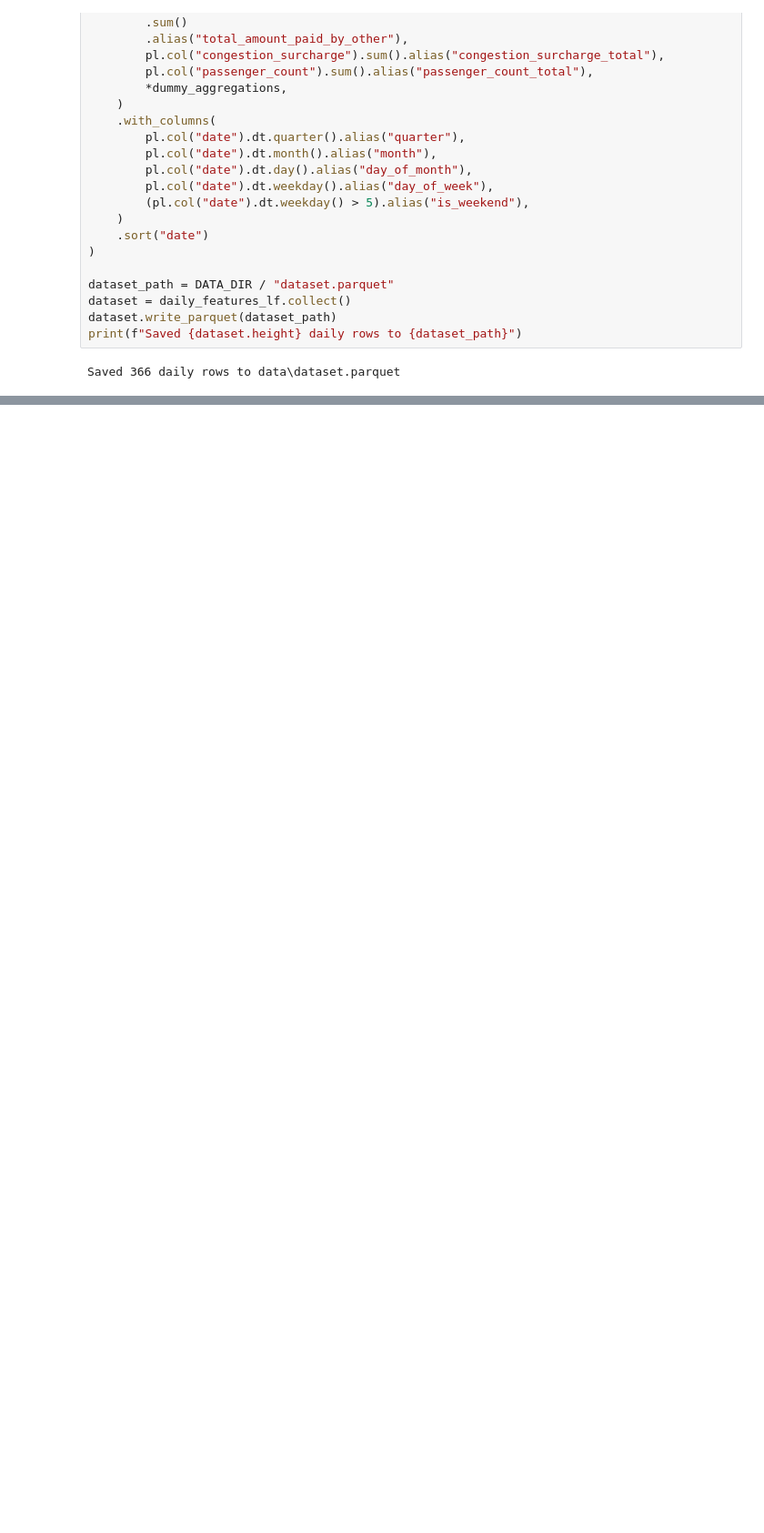
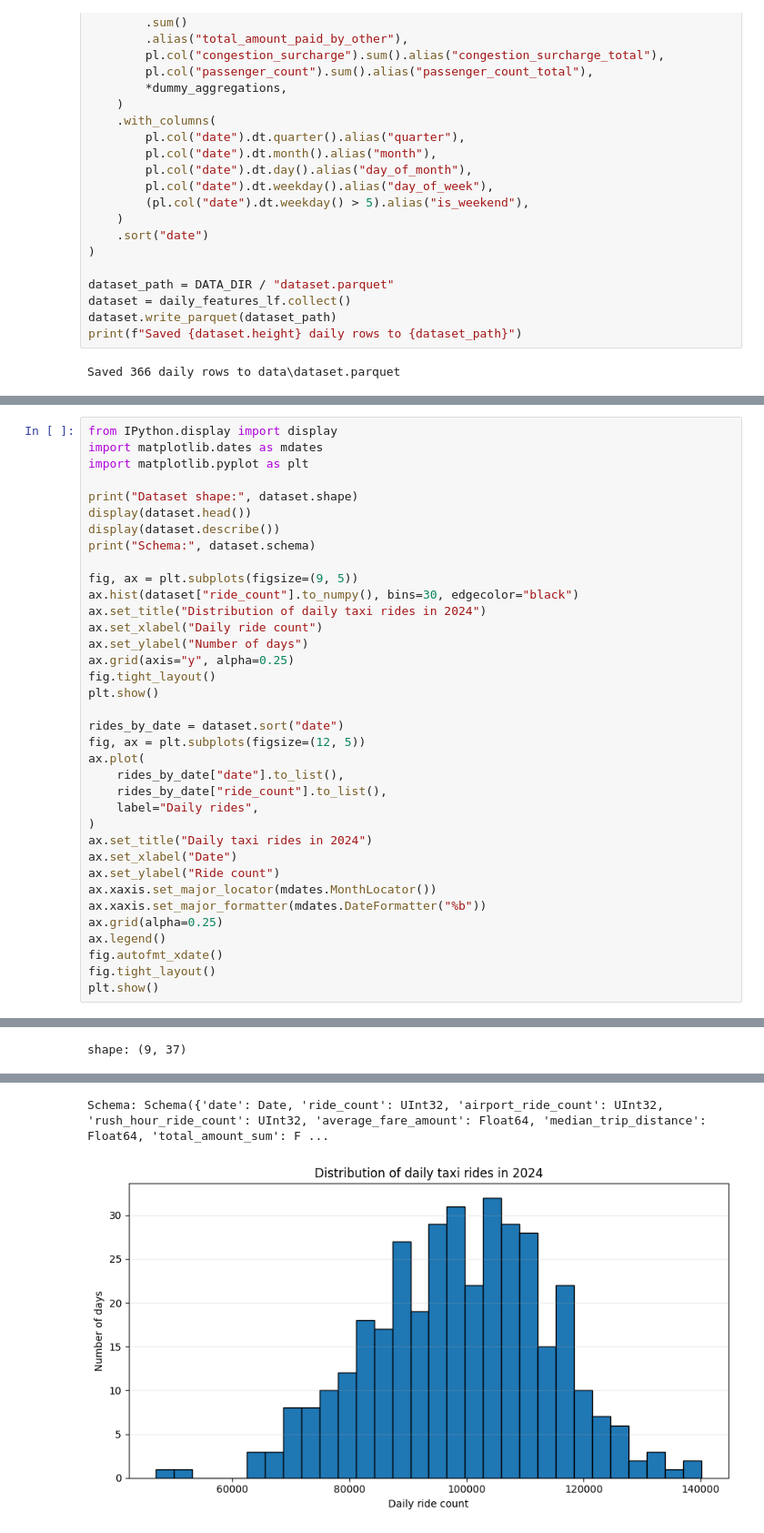
Before and after one commit to VictorRadelytskyi/MLOps_course_AGH, a Jupyter notebook: lab03/homework.ipynb, the cells around one changed output, grey strips where cells are left out. Shown at 91% size. Drawn from its saved outputs; the diff is of its cells as text; blank space fills up the shorter version.

```diff
--- a/lab03/homework.ipynb
+++ b/lab03/homework.ipynb
@@ -263,0 +269,37 @@ Saved 366 daily rows to data\dataset.parquet
+# %%
+from IPython.display import display
+import matplotlib.dates as mdates
+import matplotlib.pyplot as plt
+
+print("Dataset shape:", dataset.shape)
+display(dataset.head())
+display(dataset.describe())
+print("Schema:", dataset.schema)
+
+fig, ax = plt.subplots(figsize=(9, 5))
+ax.hist(dataset["ride_count"].to_numpy(), bins=30, edgecolor="black")
+ax.set_title("Distribution of daily taxi rides in 2024")
+ax.set_xlabel("Daily ride count")
+ax.set_ylabel("Number of days")
+ax.grid(axis="y", alpha=0.25)
+fig.tight_layout()
+plt.show()
+
+rides_by_date = dataset.sort("date")
+fig, ax = plt.subplots(figsize=(12, 5))
+ax.plot(
+    rides_by_date["date"].to_list(),
+    rides_by_date["ride_count"].to_list(),
+    label="Daily rides",
+)
+ax.set_title("Daily taxi rides in 2024")
+ax.set_xlabel("Date")
+ax.set_ylabel("Ride count")
+ax.xaxis.set_major_locator(mdates.MonthLocator())
+ax.xaxis.set_major_formatter(mdates.DateFormatter("%b"))
+ax.grid(alpha=0.25)
+ax.legend()
+fig.autofmt_xdate()
+fig.tight_layout()
+plt.show()
+# %% [output]
@@ -263,0 +315 @@ Saved 366 daily rows to data\dataset.parquet
+shape: (9, 37)
@@ -263,0 +327,2 @@ Saved 366 daily rows to data\dataset.parquet
+Schema: Schema({'date': Date, 'ride_count': UInt32, 'airport_ride_count': UInt32, 'rush_hour_ride_count': UInt32, 'average_fare_amount': Float64, 'median_trip_distance': Float64, 'total_amount_sum': F ...
+[figure, added]
```
Also changed, not shown: parts of 2 cells of this notebook.
